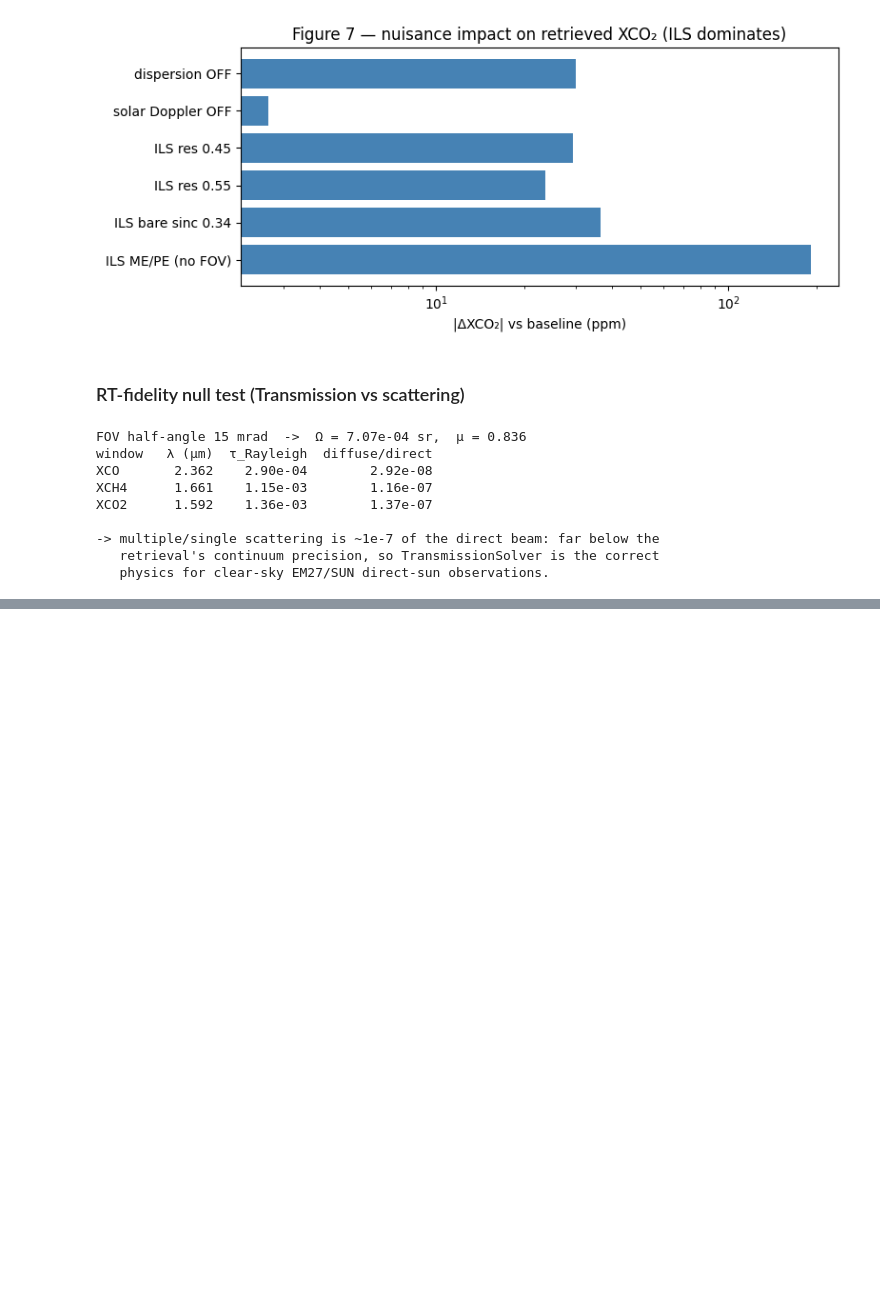
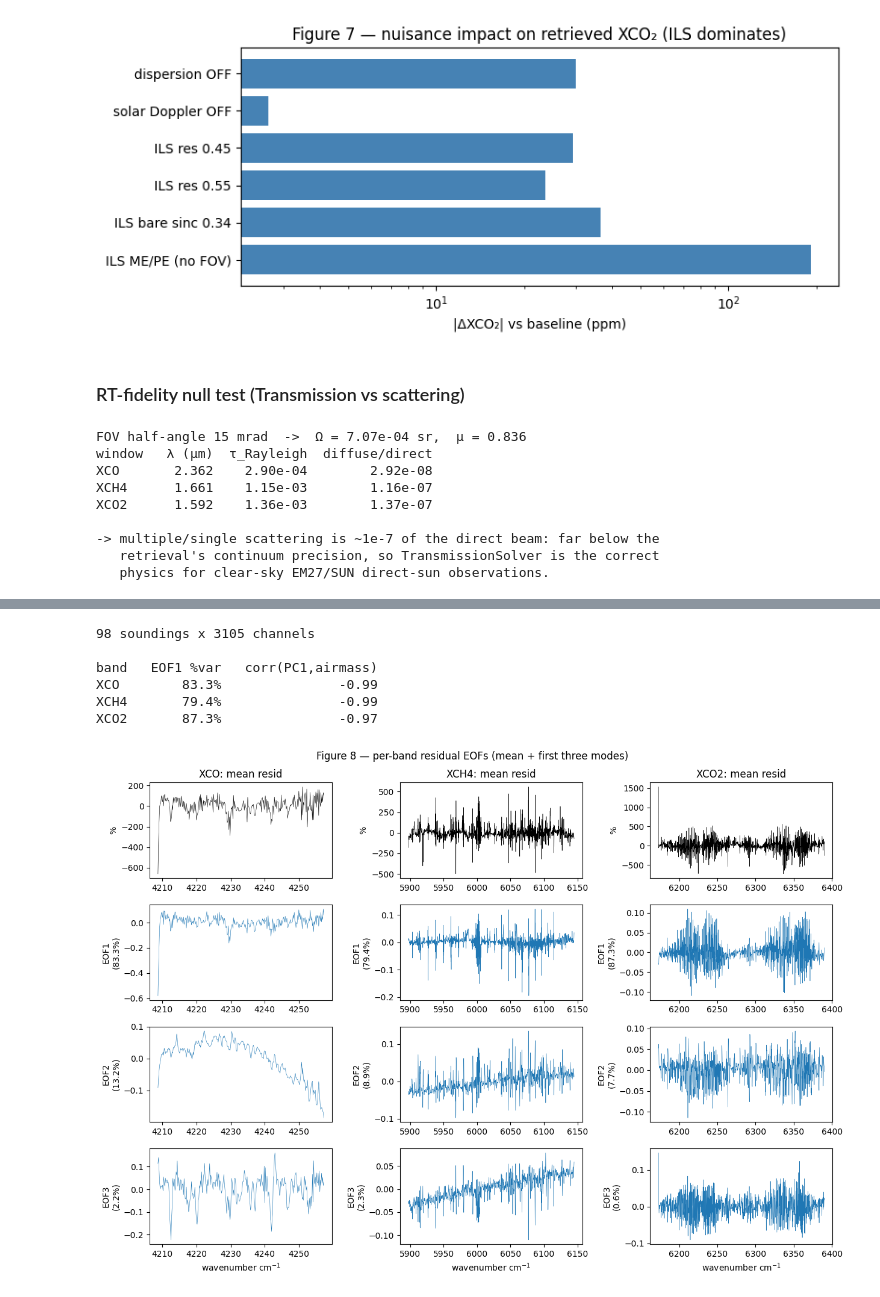
Before and after one commit to erselab/em27, a Jupyter notebook: notebooks/em27_realdata.ipynb, the cells around one changed output, grey strips where cells are left out. Drawn from its saved outputs; the diff is of its cells as text; code cells hidden in the pictures; blank space fills up the shorter version.

```diff
--- a/notebooks/em27_realdata.ipynb
+++ b/notebooks/em27_realdata.ipynb
@@ -603,0 +612,42 @@ XCO2      1.592    1.36e-03        1.37e-07
+# %%
+resid_npz = PROJ / "data/m4_residuals.npz"
+if not resid_npz.exists():
+    print("run:  PYTHONPATH=. python scripts/run_m4_residuals.py --gert ../../gert")
+else:
+    Z = np.load(resid_npz, allow_pickle=True)
+    wn_r, Rmat = Z["wn"], Z["resid"]
+    labels_r, nchan_r, airmass_r = Z["win_labels"], Z["win_nchan"], Z["airmass"]
+    bnd = np.concatenate([[0], np.cumsum(nchan_r)])
+    print(f"{Rmat.shape[0]} soundings x {Rmat.shape[1]} channels")
+
+    def band_eof(j, k=3):
+        sl = slice(bnd[j], bnd[j + 1])
+        Ab = Rmat[:, sl] - Rmat[:, sl].mean(0)
+        U, S, Vt = np.linalg.svd(Ab, full_matrices=False)
+        var = S**2 / (S**2).sum()
+        pc1 = U[:, 0] * S[0]
+        return wn_r[sl], Vt[:k], var[:k], np.corrcoef(airmass_r, pc1)[0, 1]
+
+    nb_ = len(labels_r)
+    fig, ax = plt.subplots(4, nb_, figsize=(4.2 * nb_, 9), squeeze=False)
+    print(f"\n{'band':6}{'EOF1 %var':>10}{'corr(PC1,airmass)':>20}")
+    for j, lab in enumerate(labels_r):
+        w, eofs, var, corr = band_eof(j)
+        ax[0, j].plot(w, (Rmat[:, bnd[j]:bnd[j+1]].mean(0)) * 100, lw=0.4, color="k")
+        ax[0, j].set_title(f"{lab}: mean resid"); ax[0, j].set_ylabel("%")
+        for m in range(3):
+            sgn = np.sign(np.nanmean(eofs[m]) or 1.0)
+            ax[m + 1, j].plot(w, sgn * eofs[m], lw=0.4)
+            ax[m + 1, j].set_ylabel(f"EOF{m+1}\n({var[m]*100:.1f}%)")
+        ax[3, j].set_xlabel("wavenumber cm$^{-1}$")
+        print(f"{str(lab):6}{var[0]*100:9.1f}%{corr:>20.2f}")
+    fig.suptitle("Figure 8 — per-band residual EOFs (mean + first three modes)")
+    fig.tight_layout(); fig.savefig(FIGS / "em27_m4_residual_eofs.png", dpi=120); plt.show()
+# %% [output]
+98 soundings x 3105 channels
+
+band   EOF1 %var   corr(PC1,airmass)
+XCO        83.3%               -0.99
+XCH4       79.4%               -0.99
+XCO2       87.3%               -0.97
+[figure, added]
```
Also changed, not shown: parts of 11 cells of this notebook, 27 other files.
